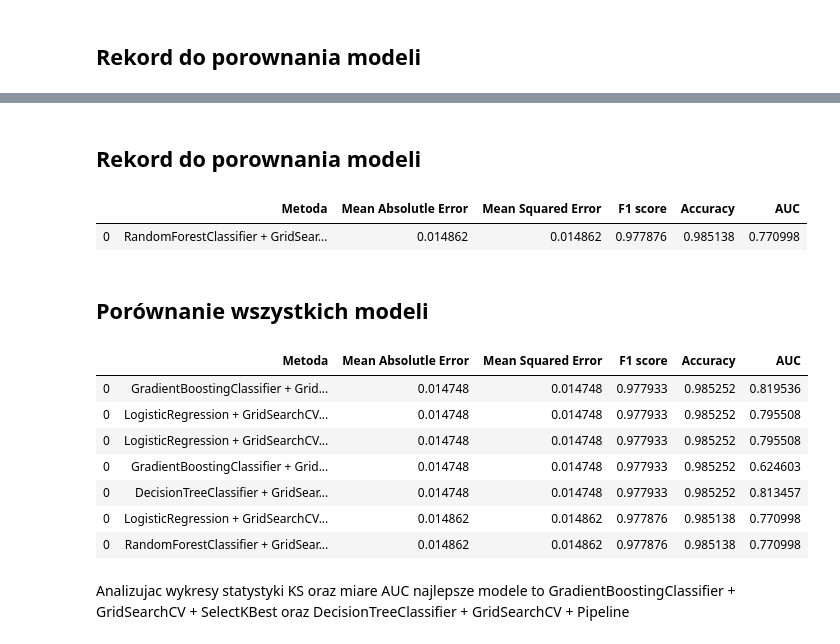
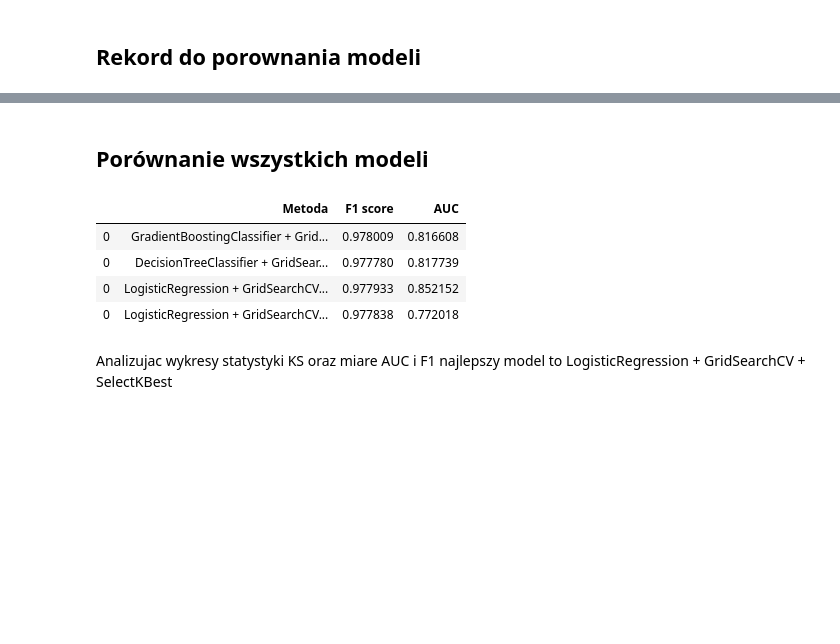
Before and after one commit to piwko-lab/bootcamp, a Jupyter notebook: projekt_gp.ipynb, the cells around one changed output, grey strips where cells are left out. Saved outputs shown, nothing was run; the diff lists cells and outputs as text; code cells hidden in the pictures; blank space fills up the shorter version.

```diff
--- a/projekt_gp.ipynb
+++ b/projekt_gp.ipynb
@@ -1054,24 +890,13 @@ AUC: 0.7709979767909085
-# %% [markdown]
-## Rekord do porownania modeli
-# %%
-model_stat_prf = model_stat
-model_stat_prf
-# %% [output]
-|  | Metoda | Mean Absolutle Error | Mean Squared Error | F1 score | Accuracy | AUC |
-| 0 | RandomForestClassifier + GridSear... | 0.014862 | 0.014862 | 0.977876 | 0.985138 | 0.770998 |
 # %% [markdown]
 ## Porównanie wszystkich modeli
 # %%
-Porownanie_6_modeli = pd.concat([model_stat_gbr,model_stat_clf,model_stat_lr,model_stat_pgbr,model_stat_pclf,model_stat_plr,model_stat_prf])
-Porownanie_6_modeli
+Porownanie_wszystkich_modeli = pd.concat([model_stat_gbr,model_stat_clf,model_stat_lr,model_stat_plr])
+Porownanie_wszystkich_modeli
 # %% [output]
-|  | Metoda | Mean Absolutle Error | Mean Squared Error | F1 score | Accuracy | AUC |
-| 0 | GradientBoostingClassifier + Grid... | 0.014748 | 0.014748 | 0.977933 | 0.985252 | 0.819536 |
-| 0 | LogisticRegression + GridSearchCV... | 0.014748 | 0.014748 | 0.977933 | 0.985252 | 0.795508 |
-| 0 | LogisticRegression + GridSearchCV... | 0.014748 | 0.014748 | 0.977933 | 0.985252 | 0.795508 |
-| 0 | GradientBoostingClassifier + Grid... | 0.014748 | 0.014748 | 0.977933 | 0.985252 | 0.624603 |
-| 0 | DecisionTreeClassifier + GridSear... | 0.014748 | 0.014748 | 0.977933 | 0.985252 | 0.813457 |
-| 0 | LogisticRegression + GridSearchCV... | 0.014862 | 0.014862 | 0.977876 | 0.985138 | 0.770998 |
-| 0 | RandomForestClassifier + GridSear... | 0.014862 | 0.014862 | 0.977876 | 0.985138 | 0.770998 |
+|  | Metoda | F1 score | AUC |
+| 0 | GradientBoostingClassifier + Grid... | 0.978009 | 0.816608 |
+| 0 | DecisionTreeClassifier + GridSear... | 0.977780 | 0.817739 |
+| 0 | LogisticRegression + GridSearchCV... | 0.977933 | 0.852152 |
+| 0 | LogisticRegression + GridSearchCV... | 0.977838 | 0.772018 |
 # %% [markdown]
-Analizujac wykresy statystyki KS oraz miare AUC najlepsze modele to GradientBoostingClassifier + GridSearchCV + SelectKBest oraz DecisionTreeClassifier + GridSearchCV + Pipeline
+Analizujac wykresy statystyki KS oraz miare AUC i F1 najlepszy model to LogisticRegression + GridSearchCV + SelectKBest
```
Also changed, not shown: parts of 34 cells of this notebook.
